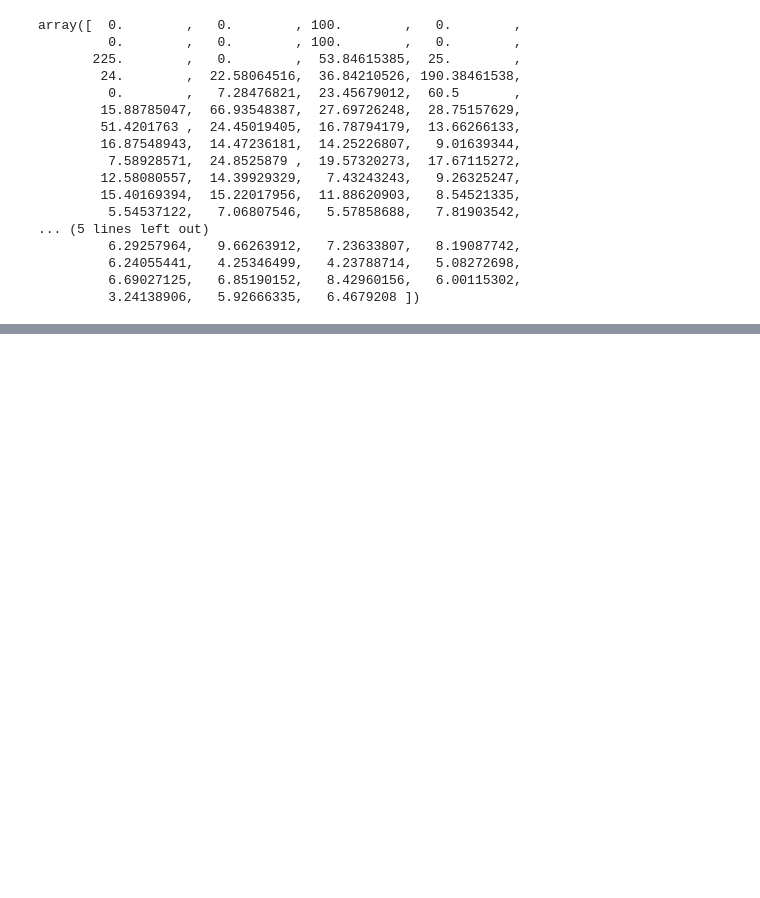
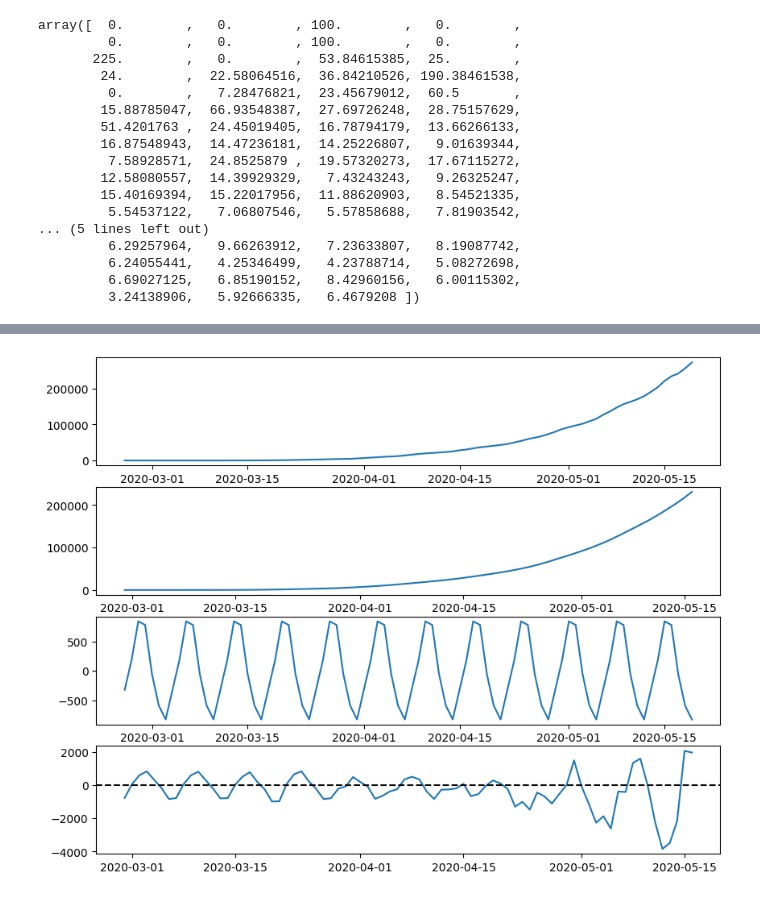
Before and after one commit to pedrodicati/bootcamp-unimed-dados, a Jupyter notebook: covid/covid.ipynb, the cells around one changed output, grey strips where cells are left out. Saved outputs shown, nothing was run; the diff lists cells and outputs as text; code cells hidden in the pictures; blank space fills up the shorter version.

```diff
--- a/covid/covid.ipynb
+++ b/covid/covid.ipynb
@@ -247,0 +253,5 @@ px.line(x=pd.date_range(primeiro_dia, df_brasil['data_observacao'].max())[1:], y
+# %%
+confirmados = df_brasil['confirmado']
+confirmados.index = df_brasil['data_observacao']
+
+confirmados
@@ -247,0 +272,15 @@ px.line(x=pd.date_range(primeiro_dia, df_brasil['data_observacao'].max())[1:], y
+# %%
+result = seasonal_decompose(confirmados)
+# %%
+fig, (ax1, ax2, ax3, ax4) = plt.subplots(4, 1, figsize=(10,8))
+
+ax1.plot(result.observed)
+ax2.plot(result.trend)
+ax3.plot(result.seasonal)
+ax4.plot(confirmados.index, result.resid)
+
+ax4.axhline(0, linestyle='dashed', c='black')
+
+plt.show()
+# %% [output]
+[figure, added]
```
Also changed, not shown: parts of 3 cells of this notebook.
